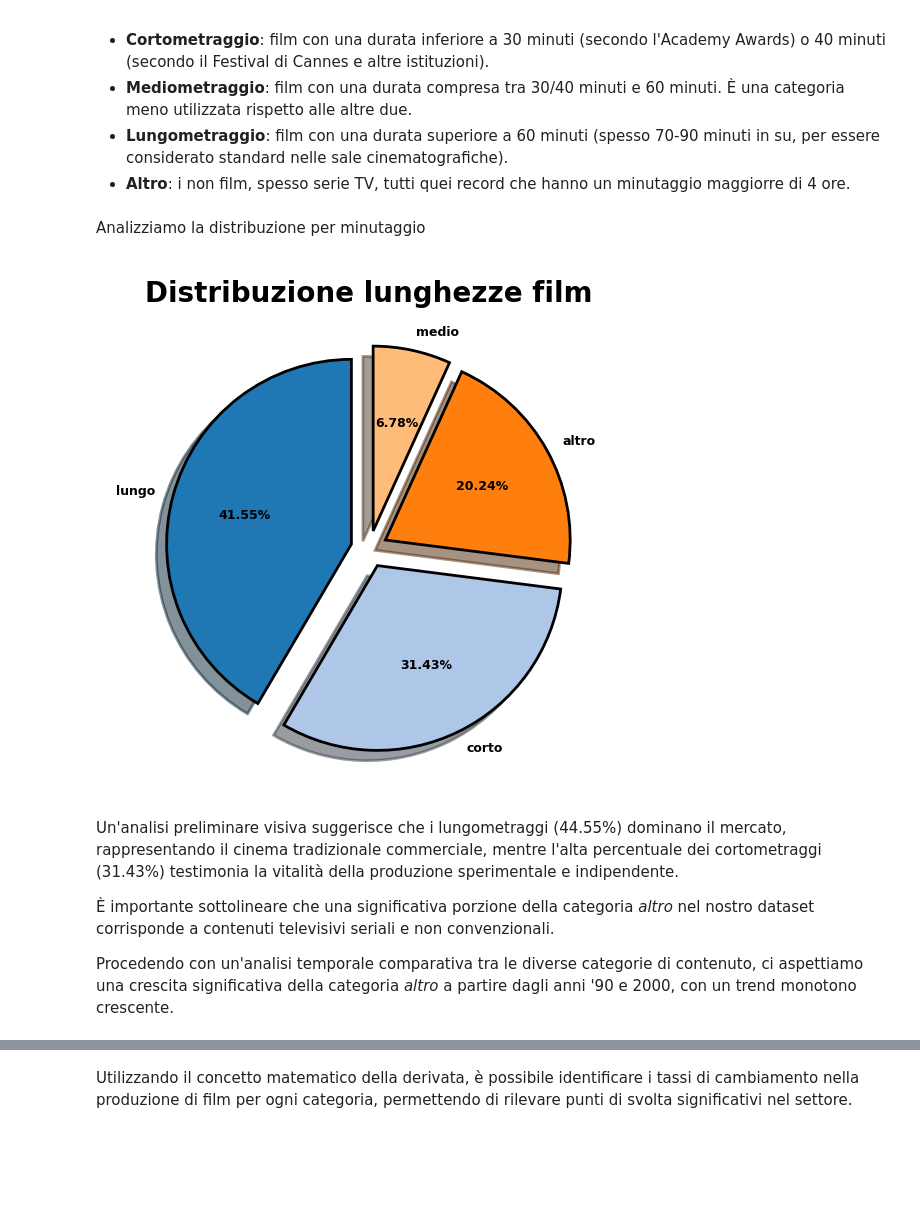
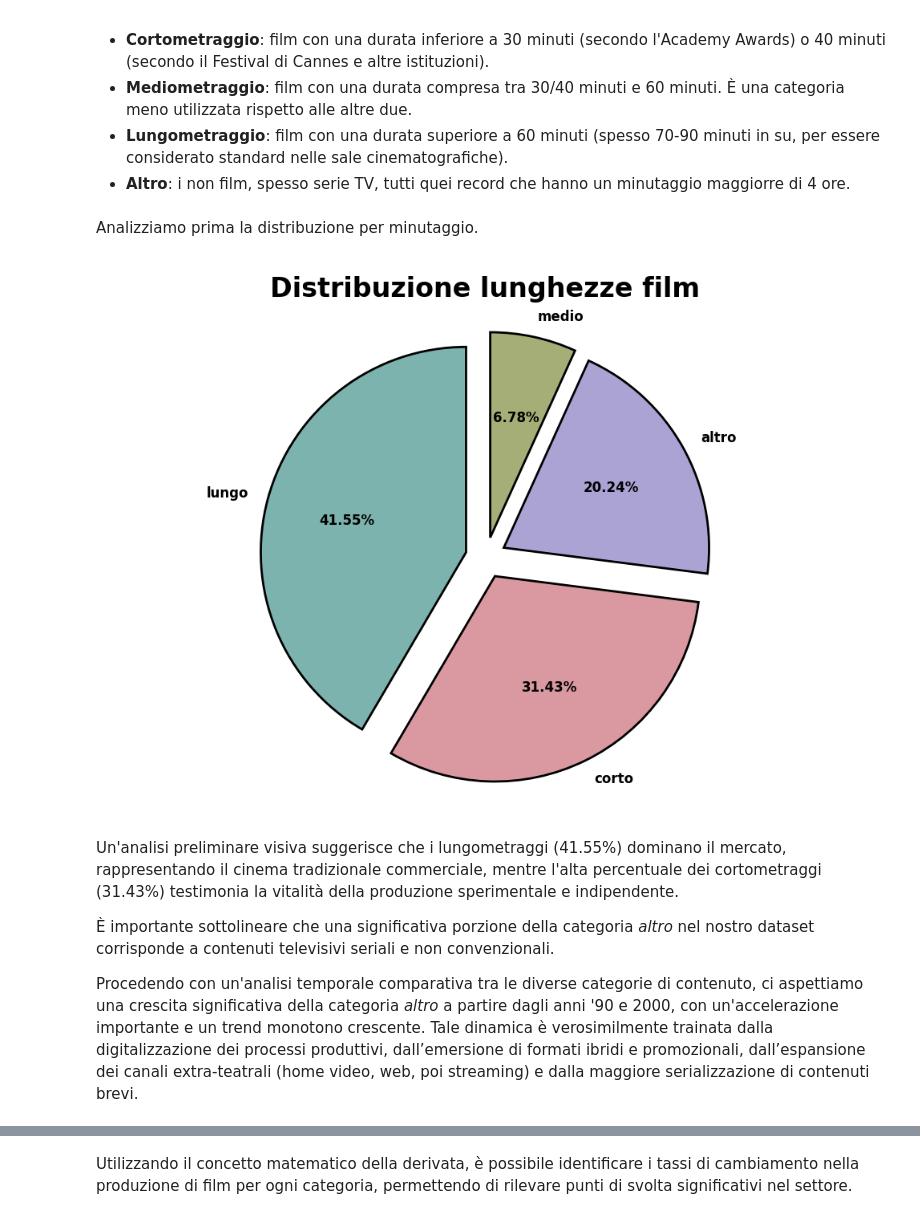
Before and after one commit to Ela17/IUM-TWEB-progetto, a Jupyter notebook: solution/ium-data-analysis/data_analysis.ipynb, the cells around one changed output, grey strips where cells are left out. Saved outputs shown, nothing was run; the diff lists cells and outputs as text; code cells hidden in the pictures; blank space fills up the shorter version.

```diff
--- a/solution/ium-data-analysis/data_analysis.ipynb
+++ b/solution/ium-data-analysis/data_analysis.ipynb
@@ -196,12 +154,14 @@ movies 25811
 # %% [markdown]
 Mostriamo tramite un bar chart la percentuale di duplicati trovati per ogni dataframe.
 # %%
+pal = list(get_pastel_palette_light(n=24))
+
 plt.figure(figsize=(10,5))
 for k in df.keys():
     perc =  (len(df[k][df[k]['is_duplicate']==True]) / len(df[k]))*100
-    plt.barh(k, perc, color=palette[0])
+    plt.barh(k, perc, color=pal[0])
     if perc != 0:
-        plt.text(perc +0.03 , k, f'{perc:.2f}%', va='center', ha='left', fontsize=10, fontweight='bold')
+        plt.text(perc + 0.03 , k, f'{perc:.2f}%', va='center', ha='left', fontsize=10, fontweight='bold')
 plt.title('Percentage of duplicates per dataset', fontweight='bold', fontsize=15)
 plt.xlabel('Percentage of duplicates (%)')
 plt.ylabel('Datasets')
@@ -462,28 +336,48 @@ df_finale['movies']['categoria'] = df_finale['movies'].apply(categorize_movie, a
 # %% [markdown]
-Analizziamo la distribuzione per minutaggio
+Analizziamo prima la distribuzione per minutaggio.
 # %%
-explode = (0.1, 0.1, 0.1, 0.1)
-plt.pie(perc,
-        labels = perc.index,
-        autopct = '%1.2f%%',
-        startangle = 90,
-        colors = palette[:len(perc)],
-        wedgeprops = {'edgecolor': 'black'},
-        textprops = {'fontsize': 4.5, 'fontweight': 'bold'},
-        radius = 1,
-        explode = explode,
-        shadow = True)
-plt.title('Distribuzione lunghezze film')
+from utils import categorize_movie
 
+df_finale['movies']['categoria'] = df_finale['movies'].apply(categorize_movie, axis=1)
+
+counts = df_finale['movies']['categoria'].value_counts(dropna=False)
+perc = (counts / counts.sum() * 100).round(2)
+
+ordered_cats = ['corto', 'medio', 'lungo', 'altro']
+pal = get_pastel_palette_light(n=len(ordered_cats))
+color_map = dict(zip(ordered_cats, pal))
+
+labels = perc.index
+sizes = perc.values
+explode = [0.1] * len(perc)
+colors = [color_map.get(lbl, pal[0]) for lbl in labels]
+
+graphic_settings(plt)
+plt.figure(figsize=(6,4))
+plt.pie(
+    sizes,
+    labels=labels,
+    colors=colors,
+    autopct='%1.2f%%',
+    startangle=90,
+    wedgeprops={'edgecolor': 'black'},
+    textprops={'fontsize': 6, 'fontweight': 'bold'},
+    radius=1,
+    explode=explode,
+    shadow=False
+)
+plt.title('Distribuzione lunghezze film', fontweight='bold', fontsize=12)
+plt.gca().axis('equal')
 plt.show()
 # %% [output]
-[figure, old version]
+[figure, new version]
 # %% [markdown]
-Un'analisi preliminare visiva suggerisce che i lungometraggi (44.55%) dominano il mercato, rappresentando il cinema tradizionale commerciale, mentre l'alta percentuale dei cortometraggi (31.43%) testimonia la vitalità della produzione sperimentale e indipendente.
+Un'analisi preliminare visiva suggerisce che i lungometraggi (41.55%) dominano il mercato, rappresentando il cinema tradizionale commerciale, mentre l'alta percentuale dei cortometraggi (31.43%) testimonia la vitalità della produzione sperimentale e indipendente.
 
 È importante sottolineare che una significativa porzione della categoria *altro* nel nostro dataset corrisponde a contenuti televisivi seriali e non convenzionali.
 
-Procedendo con un'analisi temporale comparativa tra le diverse categorie di contenuto, ci aspettiamo una crescita significativa della categoria *altro* a partire dagli anni '90 e 2000, con un trend monotono crescente.
+Procedendo con un'analisi temporale comparativa tra le diverse categorie di contenuto, ci aspettiamo una crescita significativa della categoria *altro* a partire dagli anni '90 e 2000, con un'accelerazione importante e un trend monotono crescente.
+Tale dinamica è verosimilmente trainata dalla digitalizzazione dei processi produttivi, dall’emersione di formati ibridi e promozionali, dall’espansione dei canali extra‑teatrali (home video, web, poi streaming) e dalla maggiore serializzazione di contenuti brevi.
 # %%
 a = df_finale['movies'][df_finale['movies']['movie_year'] < 2024].groupby(['movie_year', 'categoria']).size().reset_index(name='count')
 
```
Also changed, not shown: parts of 74 cells of this notebook, 1 other file.
